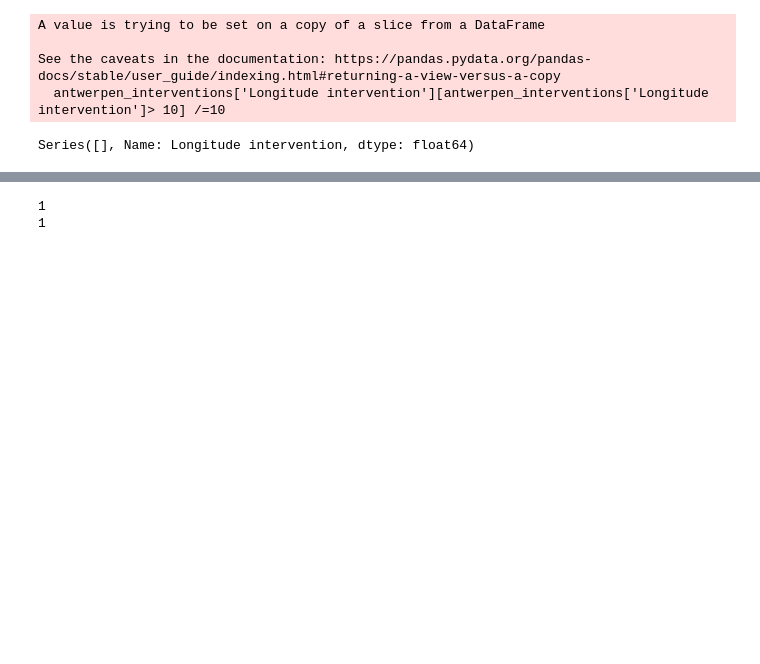
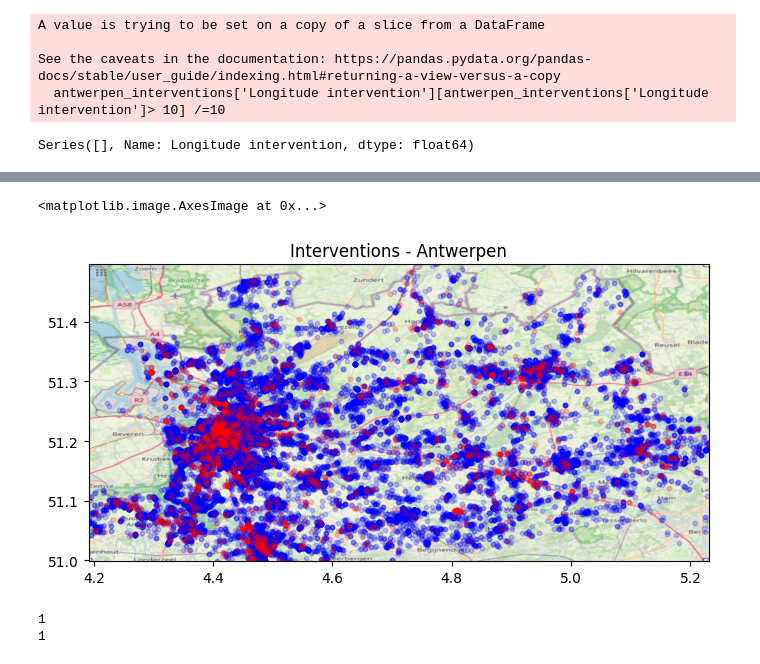
Before and after one commit to TanmayPK/Datathon, a Jupyter notebook: interventions_ant.ipynb, the cells around one changed output, grey strips where cells are left out. Saved outputs shown, nothing was run; the diff lists cells and outputs as text; code cells hidden in the pictures; blank space fills up the shorter version.

```diff
--- a/interventions_ant.ipynb
+++ b/interventions_ant.ipynb
@@ -140,3 +140,14 @@ ax.imshow(ant_map, zorder=0, extent = BBox, aspect= 'equal')
+# %%
+fig, ax = plt.subplots(figsize = (8,7))
+ax.scatter(antwerpen_interventions['Longitude intervention'][antwerpen_interventions['AED need level']==0], antwerpen_interventions['Latitude intervention'][antwerpen_interventions['AED need level']==0], zorder=1, alpha= 0.2, c='b', s=10)
+ax.scatter(aed['lon'], aed['lat'], zorder=1, alpha= 0.2, c='r', s=10)
+ax.set_title('Interventions - Antwerpen')
+ax.set_xlim(BBox[0],BBox[1])
+ax.set_ylim(BBox[2],BBox[3])
+ax.imshow(ant_map, zorder=0, extent = BBox, aspect= 'equal')
+# %% [output]
+<matplotlib.image.AxesImage at 0x...>
+[figure, added]
 # %%
 antwerpen_interventions["EventType Firstcall"].unique()
 with open("data/cause_aed_need.txt",'r') as f:
```
Also changed, not shown: parts of 1 cell of this notebook.
